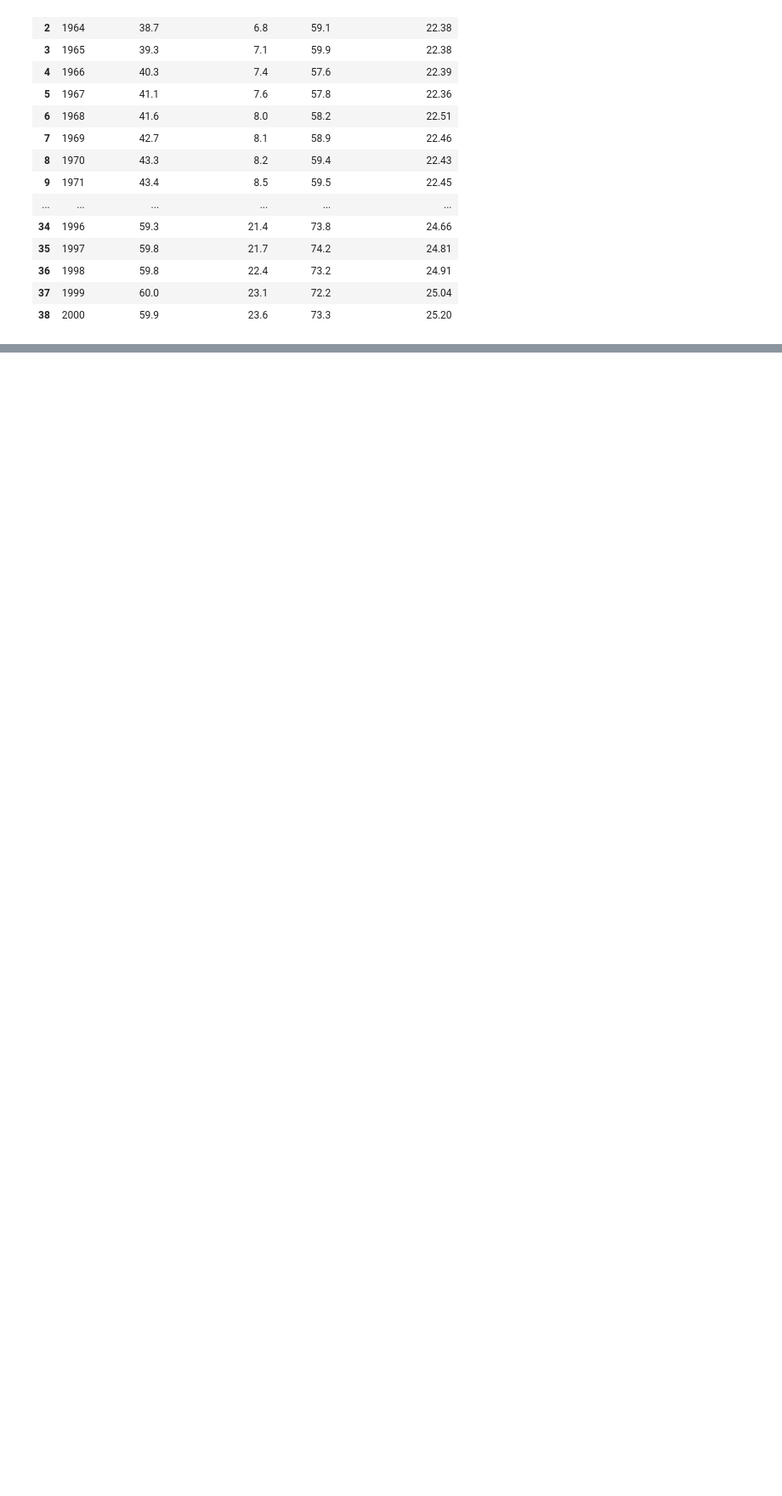
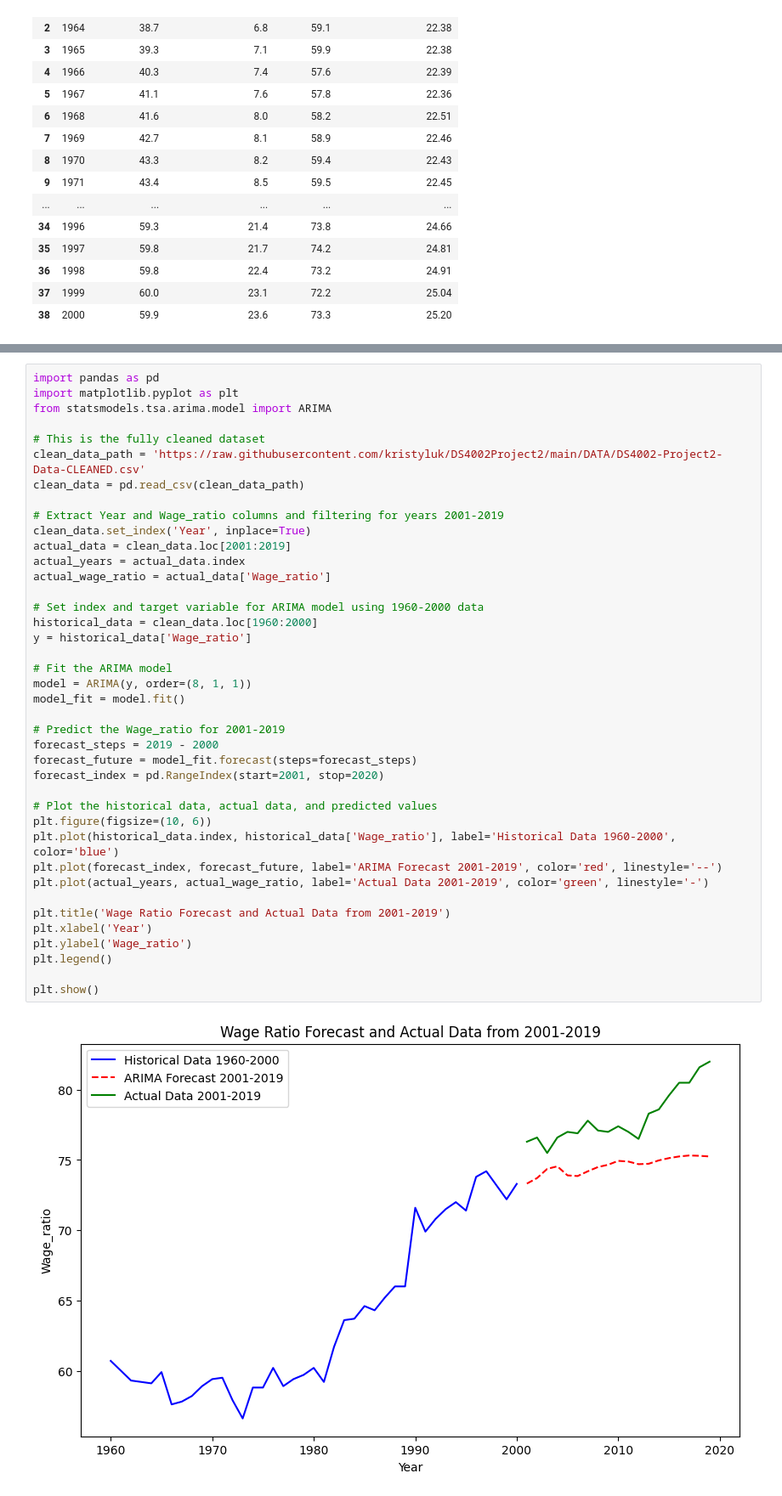
Before and after one commit to kristyluk/DS4002Project2, a Jupyter notebook: SCRIPTS/data_prep.ipynb, the cells around one changed output, grey strips where cells are left out. Shown at 85% size. Cells and saved outputs as stored; diff of their text form; blank space fills up the shorter version.

Commit message:
with some arima modeling

```diff
--- a/SCRIPTS/data_prep.ipynb
+++ b/SCRIPTS/data_prep.ipynb
@@ -108,0 +106,42 @@ KeyError: 'Year'
+# %%
+import pandas as pd
+import matplotlib.pyplot as plt
+from statsmodels.tsa.arima.model import ARIMA
+
+# This is the fully cleaned dataset
+clean_data_path = 'https://raw.githubusercontent.com/kristyluk/DS4002Project2/main/DATA/DS4002-Project2-Data-CLEANED.csv'
+clean_data = pd.read_csv(clean_data_path)
+
+# Extract Year and Wage_ratio columns and filtering for years 2001-2019
+clean_data.set_index('Year', inplace=True)
+actual_data = clean_data.loc[2001:2019]
+actual_years = actual_data.index
+actual_wage_ratio = actual_data['Wage_ratio']
+
+# Set index and target variable for ARIMA model using 1960-2000 data
+historical_data = clean_data.loc[1960:2000]
+y = historical_data['Wage_ratio']
+
+# Fit the ARIMA model
+model = ARIMA(y, order=(8, 1, 1))
+model_fit = model.fit()
+
+# Predict the Wage_ratio for 2001-2019
+forecast_steps = 2019 - 2000
+forecast_future = model_fit.forecast(steps=forecast_steps)
+forecast_index = pd.RangeIndex(start=2001, stop=2020)
+
+# Plot the historical data, actual data, and predicted values
+plt.figure(figsize=(10, 6))
+plt.plot(historical_data.index, historical_data['Wage_ratio'], label='Historical Data 1960-2000', color='blue')
+plt.plot(forecast_index, forecast_future, label='ARIMA Forecast 2001-2019', color='red', linestyle='--')
+plt.plot(actual_years, actual_wage_ratio, label='Actual Data 2001-2019', color='green', linestyle='-')
+
+plt.title('Wage Ratio Forecast and Actual Data from 2001-2019')
+plt.xlabel('Year')
+plt.ylabel('Wage_ratio')
+plt.legend()
+
+plt.show()
+# %% [output]
+[figure, added]
```
Also changed, not shown: parts of 2 cells of this notebook.
